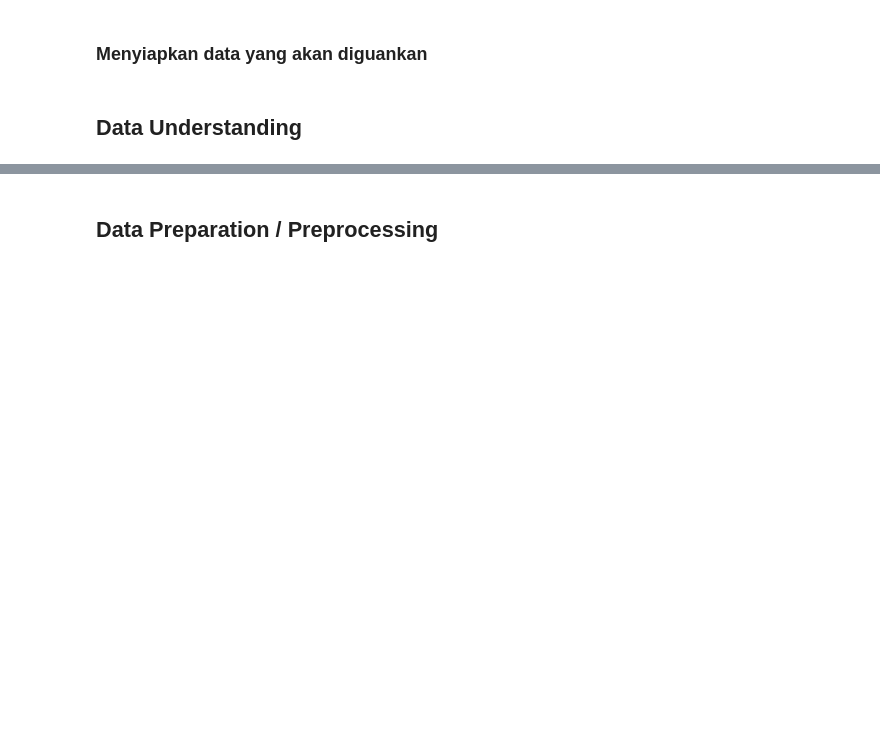
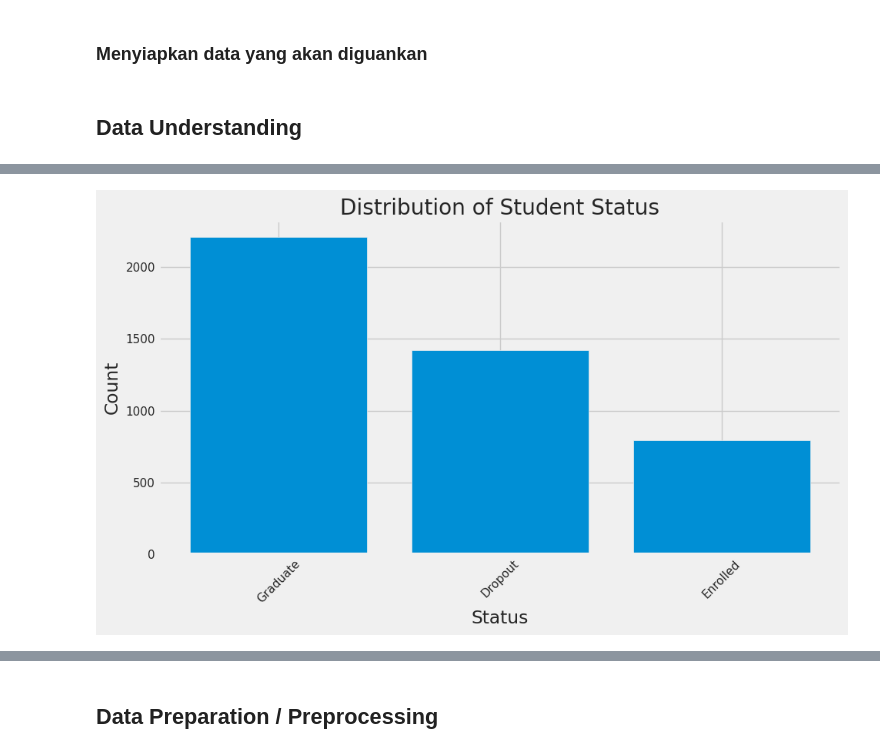
Before and after one commit to agungknwn/students_performance, a Jupyter notebook: data_science_submission2.ipynb, the cells around one changed output, grey strips where cells are left out. Cells and saved outputs as stored; diff of their text form; code cells hidden in the pictures; blank space fills up the shorter version.

Commit message:
rework on student performance data science project

```diff
--- a/data_science_submission2.ipynb
+++ b/data_science_submission2.ipynb
@@ -47,0 +147,86 @@ df.head()
+# %%
+# Distribution of target variable
+plt.figure(figsize=(10, 6))
+status_counts = df['Status'].value_counts()
+plt.bar(status_counts.index, status_counts.values)
+plt.title('Distribution of Student Status')
+plt.xlabel('Status')
+plt.ylabel('Count')
+plt.xticks(rotation=45)
+plt.tight_layout()
+plt.show()
+
+print("\nPercentage distribution of target variable:")
+display((df['Status'].value_counts(normalize=True) * 100).round(2))
+
+# Explore correlations
+plt.figure(figsize=(20, 16))
+numeric_df = df.select_dtypes(include=['int64', 'float64'])
+correlation = numeric_df.corr()
+sns.heatmap(correlation, annot=True, cmap='coolwarm', fmt=".2f", linewidths=0.5)
+plt.title('Correlation Matrix of Numeric Features')
+plt.tight_layout()
+plt.show()
+
+# Exploring key features against target variable
+important_features = [
+    'Previous_qualification_grade',
+    'Admission_grade',
+    'Curricular_units_1st_sem_grade',
+    'Curricular_units_2nd_sem_grade',
+    'Age_at_enrollment',
+    'Unemployment_rate'
+]
+
+plt.figure(figsize=(18, 12))
+for i, feature in enumerate(important_features, 1):
+    plt.subplot(2, 3, i)
+    sns.boxplot(x='Status', y=feature, data=df)
+    plt.title(f'{feature} vs. Status')
+    plt.xticks(rotation=45)
+plt.tight_layout()
+plt.show()
+
+# Categorical features analysis
+categorical_features = ['Marital_status', 'Application_mode', 'Previous_qualification',
+                        'Mothers_qualification', 'Fathers_qualification', 'Gender',
+                        'Scholarship_holder', 'Displaced', 'Debtor', 'International']
+
+plt.figure(figsize=(20, 16))
+for i, feature in enumerate(categorical_features[:9], 1):
+    plt.subplot(3, 3, i)
+    crosstab = pd.crosstab(df[feature], df['Status'], normalize='index') * 100
+    crosstab.plot(kind='bar', stacked=True)
+    plt.title(f'{feature} vs. Status (%)')
+    plt.xlabel(feature)
+    plt.ylabel('Percentage')
+    plt.xticks(rotation=45)
+plt.tight_layout()
+plt.show()
+
+# Academic performance analysis
+academic_features = ['Curricular_units_1st_sem_approved', 'Curricular_units_1st_sem_enrolled',
+                     'Curricular_units_2nd_sem_approved', 'Curricular_units_2nd_sem_enrolled']
+
+plt.figure(figsize=(16, 10))
+for i, feature in enumerate(academic_features, 1):
+    plt.subplot(2, 2, i)
+    sns.boxplot(x='Status', y=feature, data=df)
+    plt.title(f'{feature} vs. Status')
+    plt.xticks(rotation=45)
+plt.tight_layout()
+plt.show()
+
+# Economic factors
+economic_features = ['Unemployment_rate', 'Inflation_rate', 'GDP']
+
+plt.figure(figsize=(16, 6))
+for i, feature in enumerate(economic_features, 1):
+    plt.subplot(1, 3, i)
+    sns.boxplot(x='Status', y=feature, data=df)
+    plt.title(f'{feature} vs. Status')
+    plt.xticks(rotation=45)
+plt.tight_layout()
+plt.show()
+# %% [output]
+[figure, added]
```
Also changed, not shown: parts of 24 cells of this notebook, 8 other files.
